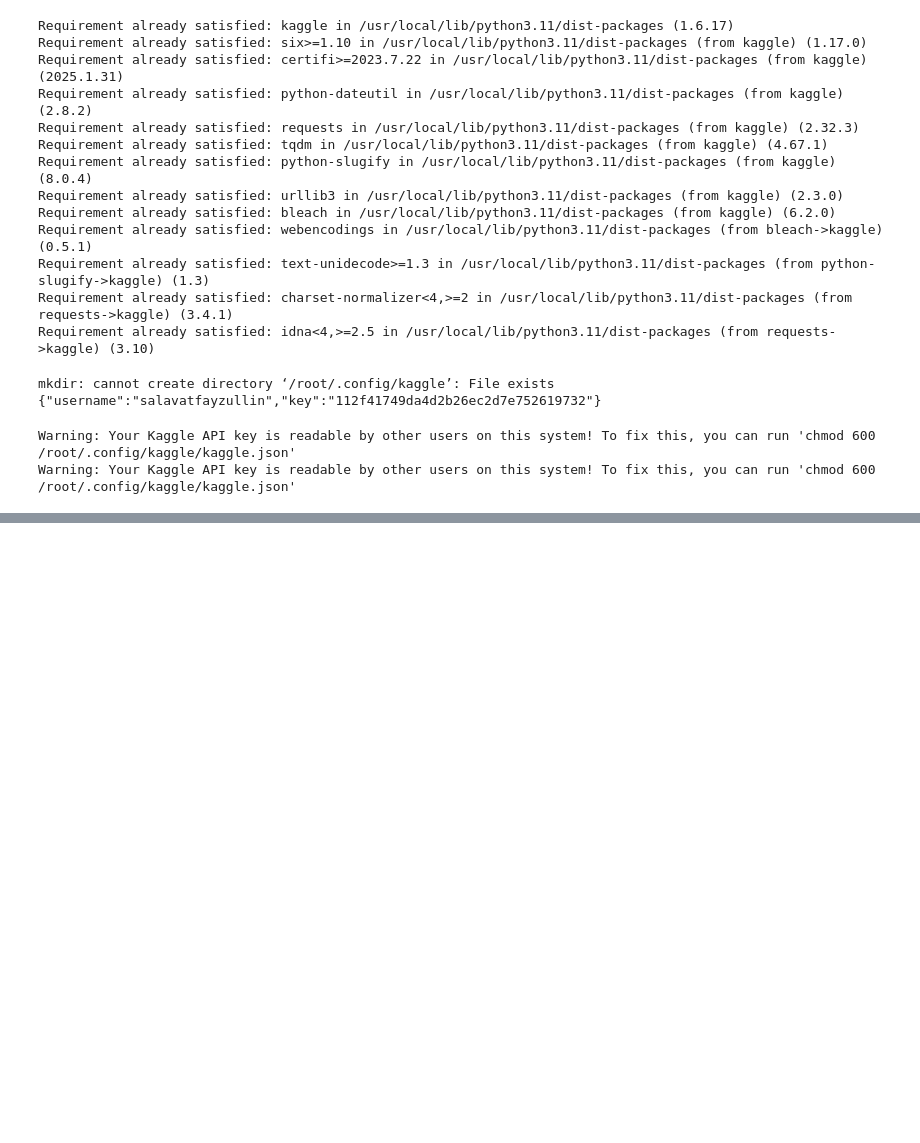
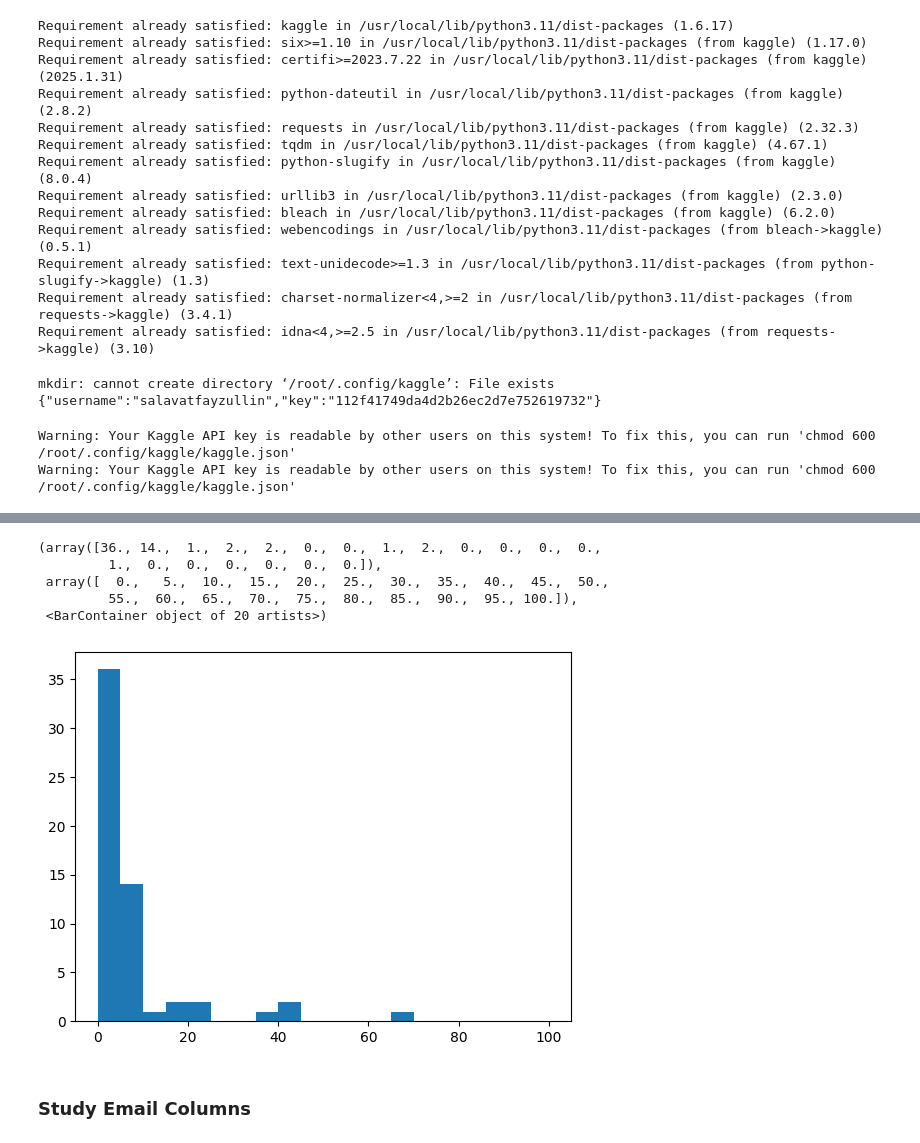
Before and after one commit to DavidVista/fraud-detection-model, a Jupyter notebook: data_extraction.ipynb, the cells around one changed output, grey strips where cells are left out. Drawn from its saved outputs; the diff is of its cells as text; code cells hidden in the pictures; blank space fills up the shorter version.

```diff
--- a/data_extraction.ipynb
+++ b/data_extraction.ipynb
@@ -40,8 +42,3 @@ with zipfile.ZipFile(f"./data/{competition_name}.zip", 'r') as zip_ref:
 # %% [output]
 Warning: Your Kaggle API key is readable by other users on this system! To fix this, you can run 'chmod 600 /root/.config/kaggle/kaggle.json'
 Warning: Your Kaggle API key is readable by other users on this system! To fix this, you can run 'chmod 600 /root/.config/kaggle/kaggle.json'
-# %%
-import pandas as pd
-import numpy as np
-df = pd.read_csv('/content/data/train_transaction.csv')
-df.shape
@@ -69,0 +222,12 @@ reduced_df
+# %%
+addr2 = processed_df.groupby('addr2').count()['TransactionID']
+plt.hist(addr2, bins=20, range=(0.0, 100.0))
+# %% [output]
+(array([36., 14.,  1.,  2.,  2.,  0.,  0.,  1.,  2.,  0.,  0.,  0.,  0.,
+         1.,  0.,  0.,  0.,  0.,  0.,  0.]),
+ array([  0.,   5.,  10.,  15.,  20.,  25.,  30.,  35.,  40.,  45.,  50.,
+         55.,  60.,  65.,  70.,  75.,  80.,  85.,  90.,  95., 100.]),
+ <BarContainer object of 20 artists>)
+[figure, added]
+# %% [markdown]
+### Study Email Columns
```
Also changed, not shown: parts of 57 cells of this notebook, 1 other file.
